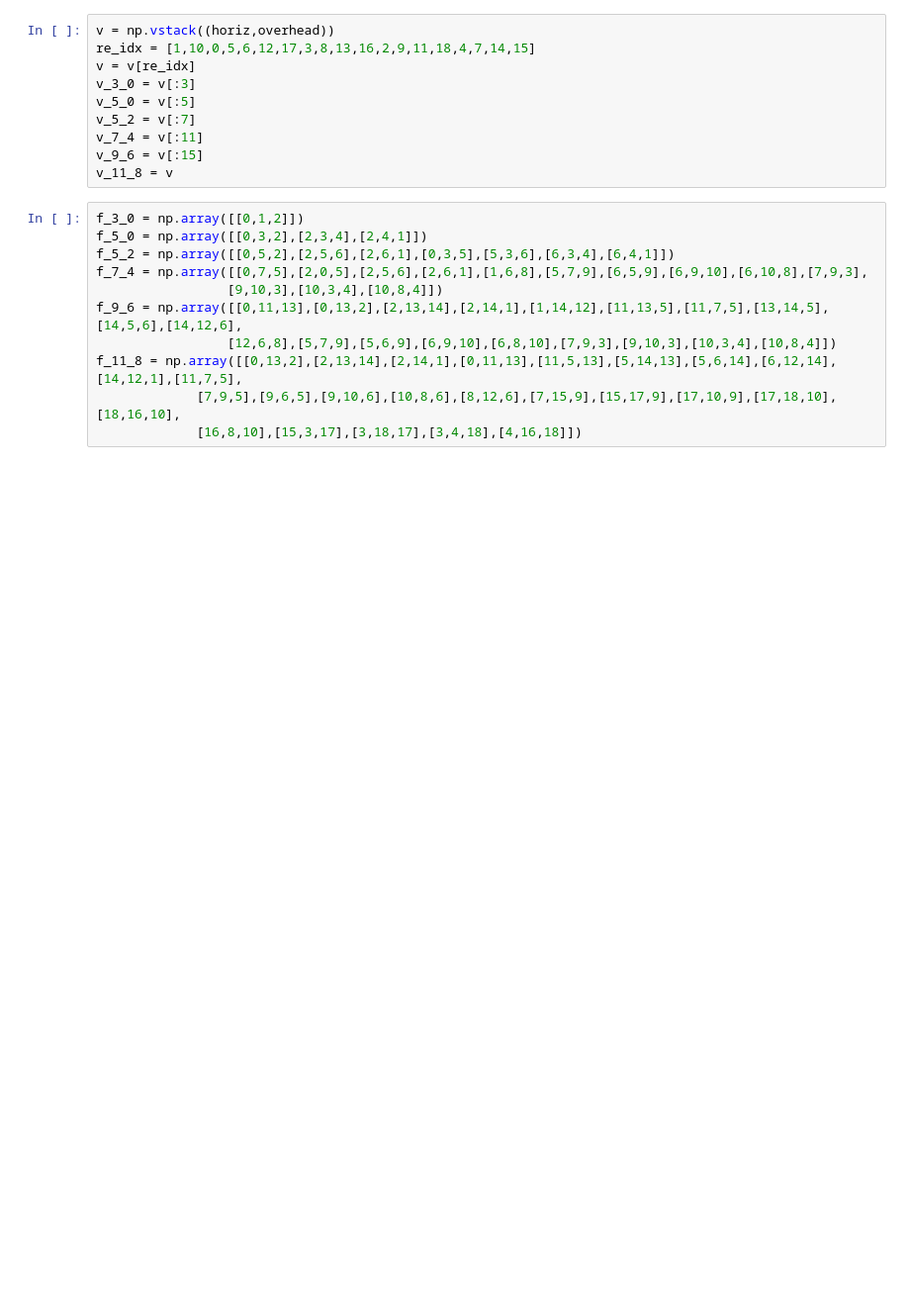
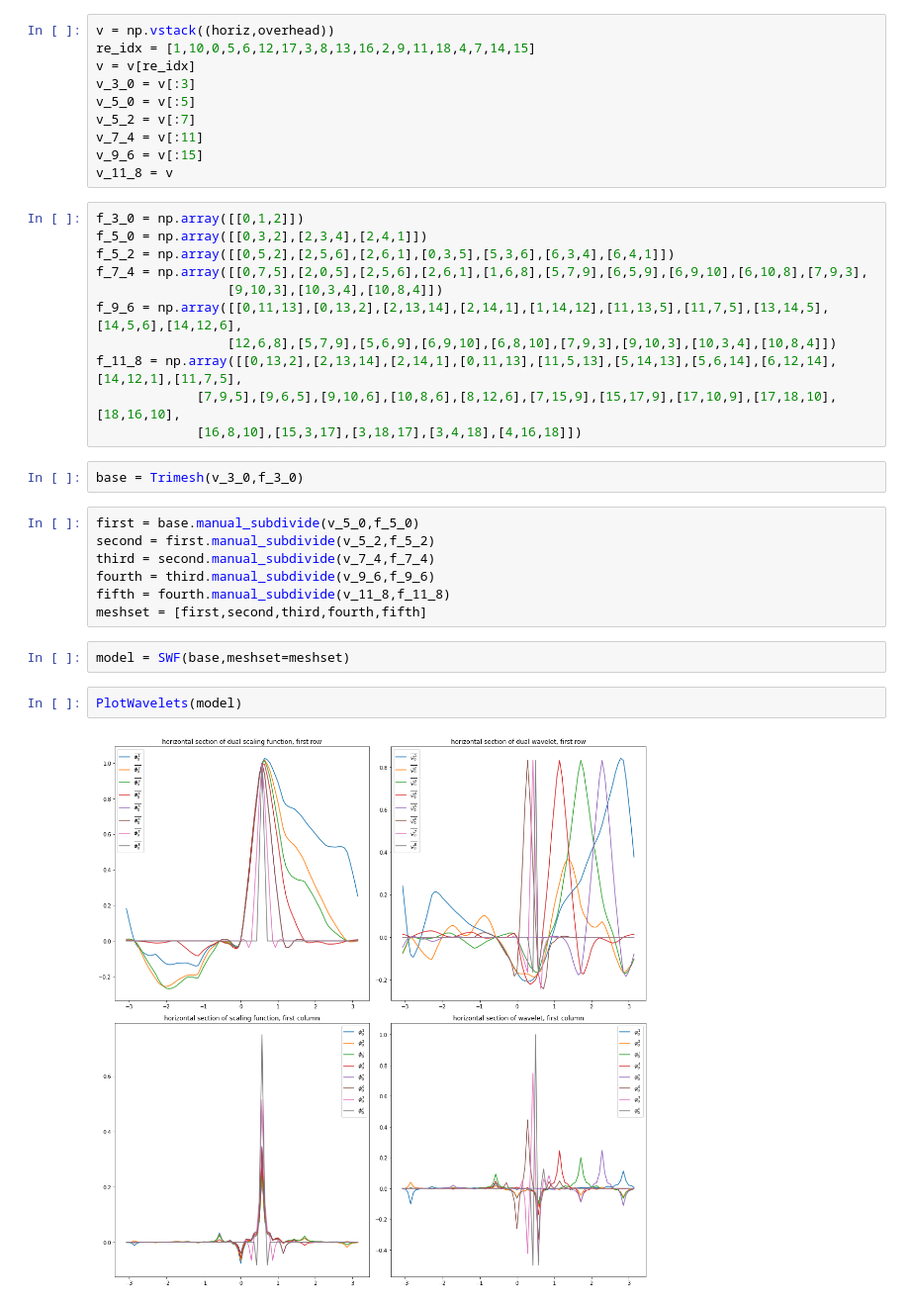
Before and after one commit to SamuelNarvaez/SWF, a Jupyter notebook: Transcoding.ipynb, the cells around one changed output. Shown at 99% size. Saved outputs shown, nothing was run; the diff lists cells and outputs as text; blank space fills up the shorter version.

Commit message:
transcoding plot wavelets

```diff
--- a/Transcoding.ipynb
+++ b/Transcoding.ipynb
@@ -44,3 +44,18 @@ f_9_6 = np.array([[0,11,13],[0,13,2],[2,13,14],[2,14,1],[1,14,12],[11,13,5],[11,
 f_11_8 = np.array([[0,13,2],[2,13,14],[2,14,1],[0,11,13],[11,5,13],[5,14,13],[5,6,14],[6,12,14],[14,12,1],[11,7,5],
              [7,9,5],[9,6,5],[9,10,6],[10,8,6],[8,12,6],[7,15,9],[15,17,9],[17,10,9],[17,18,10],[18,16,10],
              [16,8,10],[15,3,17],[3,18,17],[3,4,18],[4,16,18]])
+# %%
+base = Trimesh(v_3_0,f_3_0)
+# %%
+first = base.manual_subdivide(v_5_0,f_5_0)
+second = first.manual_subdivide(v_5_2,f_5_2)
+third = second.manual_subdivide(v_7_4,f_7_4)
+fourth = third.manual_subdivide(v_9_6,f_9_6)
+fifth = fourth.manual_subdivide(v_11_8,f_11_8)
+meshset = [first,second,third,fourth,fifth]
+# %%
+model = SWF(base,meshset=meshset)
+# %%
+PlotWavelets(model)
+# %% [output]
+[figure, added]
```
Also changed, not shown: 2 other files.
